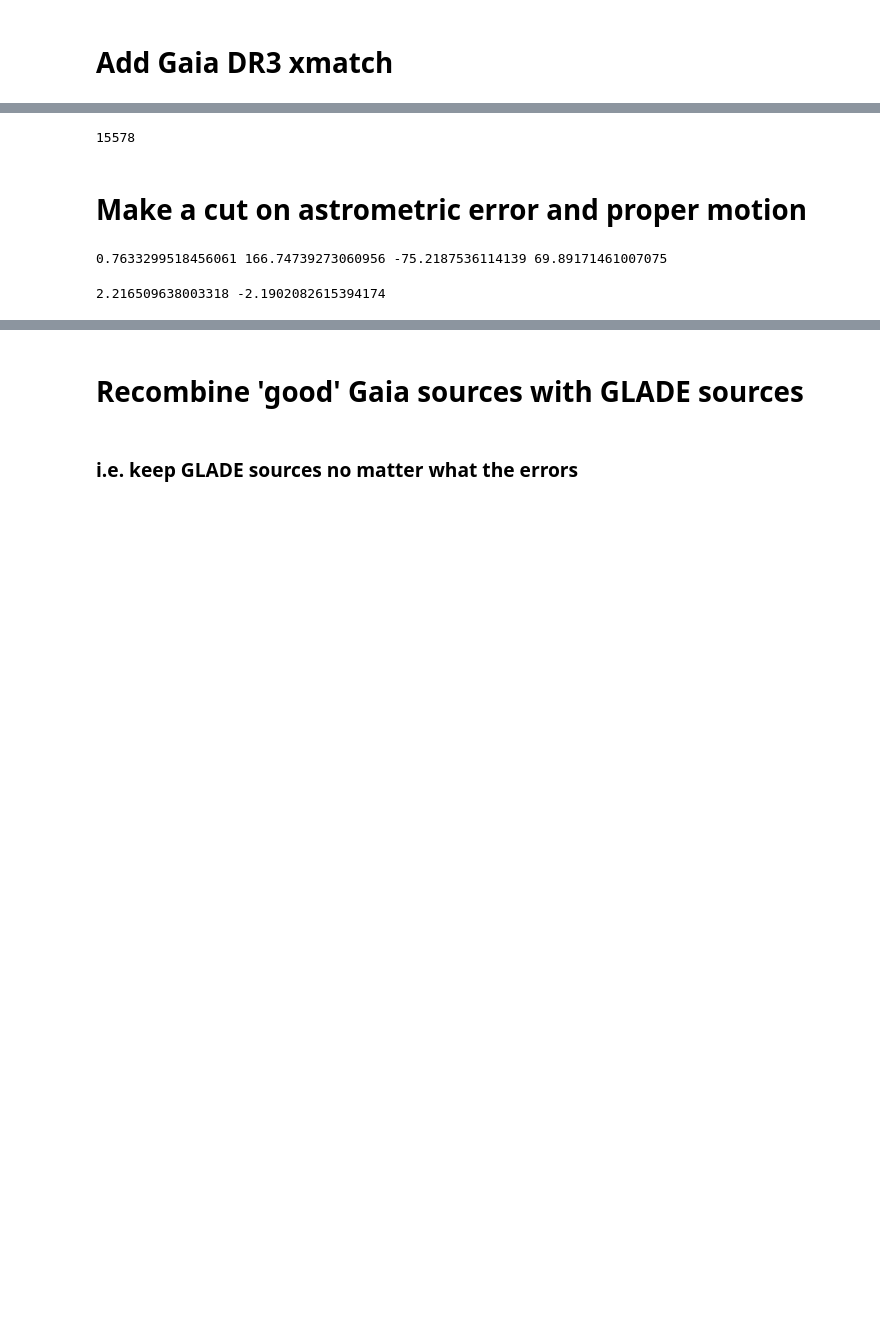
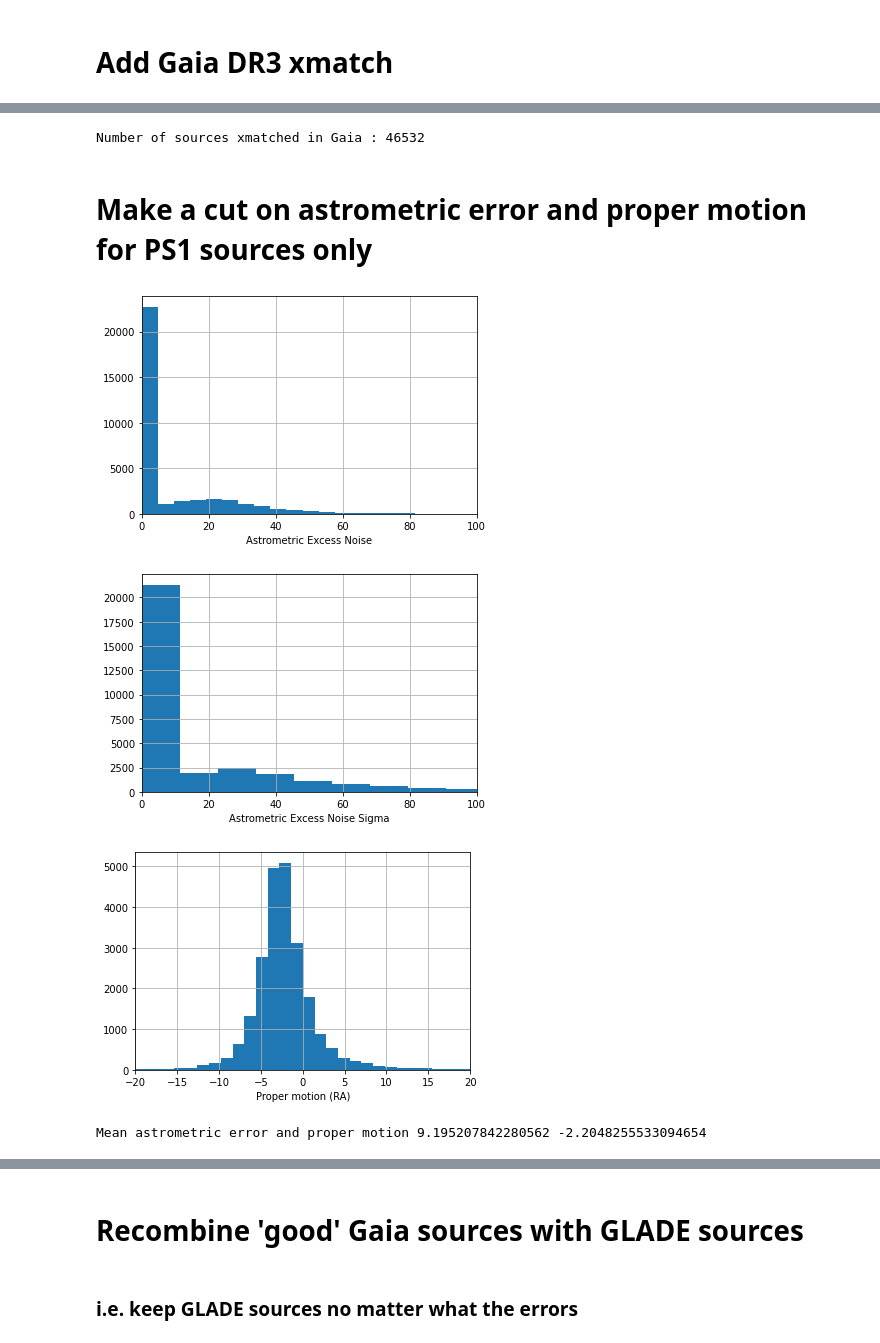
Before and after one commit to Lanasalmon/WEAVE_galaxies, a Jupyter notebook: Combine_191213_200129.ipynb, the cells around one changed output, grey strips where cells are left out. Cells and saved outputs as stored; diff of their text form; code cells hidden in the pictures; blank space fills up the shorter version.

```diff
--- a/Combine_191213_200129.ipynb
+++ b/Combine_191213_200129.ipynb
@@ -37,9 +48,8 @@ print(list(final_results.columns))
 # %% [markdown]
 ## Add in the xmatch between GLADE and PS1
 # %%
-glade_ps1_crossmatch=pd.read_csv('gladecheck1arsec2_Lana_S.csv')
+glade_ps1_crossmatch=pd.read_csv('gladecheck1arsecnew4_Lana_S.csv')
 
 glade_ps1_crossmatch.rename(columns={'RA':'ra_glade'}, inplace=True)
 glade_ps1_crossmatch.rename(columns={'DEC':'dec_glade'}, inplace=True)
-
-#glade_ps1_crossmatch['Dec']=glade_ps1_crossmatch['DEC']
+glade_ps1_crossmatch.rename(columns={'ObjID':'objID'}, inplace=True)
@@ -93,16 +79,16 @@ display(final_results[['ra_glade', 'raMean','Bmag']][final_results['Bmag'].notna
 # Add Gaia DR3 xmatch
 # %%
 xmatch_ps1_only=pd.read_csv('gaia_ps1_xmatch_result.csv')
-xmatch_all=pd.read_csv('all_xmatch_dr3.csv')
+xmatch_all=pd.read_csv('all_xmatch_dr3_3.csv')
 
-xmatch_all.rename(columns={'ra.1':'ra_xmatch'}, inplace=True)
-xmatch_all.rename(columns={'dec.1':'dec_xmatch'}, inplace=True)
+xmatch_all.rename(columns={'ra':'ra_xmatch'}, inplace=True)
+xmatch_all.rename(columns={'dec':'dec_xmatch'}, inplace=True)
 
-xmatch_all.rename(columns={'ra':'ra_gaia'}, inplace=True)
-xmatch_all.rename(columns={'dec':'dec_gaia'}, inplace=True)
+xmatch_all.rename(columns={'ra.1':'ra_gaia'}, inplace=True)
+xmatch_all.rename(columns={'dec.1':'dec_gaia'}, inplace=True)
 
 
 df1 = xmatch_all.set_index(["our_id"])
-df2 = glade_ps1_crossmatch.set_index(["our_id"])
+df2 = final_results.set_index(["our_id"])
 
 xmatch_all = df1.combine_first(df2).reset_index()
@@ -117,22 +95,42 @@ print(len(xmatch_all))
-# %%
-common = final_results.merge(xmatch_all,on=['our_id','our_id'])
-
-not_xmatched=final_results[(~final_results.our_id.isin(common.our_id))&(~final_results.our_id.isin(common.our_id))]
-print(len(not_xmatched))
-# %% [output]
-15578
+# %%
+print('Number of sources xmatched in Gaia :' , len(xmatch_all))
+# %% [output]
+Number of sources xmatched in Gaia : 46532
 # %% [markdown]
-# Make a cut on astrometric error and proper motion
+# Make a cut on astrometric error and proper motion for PS1 sources only
-# %%
-xmatch_all['uwe']=np.sqrt(xmatch_all['astrometric_chi2_al']/(xmatch_all['astrometric_n_good_obs_al']-5))
-print(min(xmatch_all['uwe']), max(xmatch_all['uwe']), np.nanmin(xmatch_all['pmra']), np.nanmax(xmatch_all['pmdec']))
-#and cut on pmra pmdec
-# %% [output]
-0.7633299518456061 166.74739273060956 -75.2187536114139 69.89171461007075
-# %%
-print(np.mean(xmatch_all['uwe']),np.mean(xmatch_all['pmra']))
-# %% [output]
-2.216509638003318 -2.1902082615394174
+# %%
+import matplotlib.pyplot as plt
+%matplotlib inline
+sigs=xmatch_all['astrometric_excess_noise_sig'].values
+xmatch_all['astrometric_excess_noise'].hist(bins=100)
+plt.xlim(0,100)
+plt.xlabel('Astrometric Excess Noise')
+plt.show()
+
+xmatch_all['astrometric_excess_noise_sig'].hist(bins=10000)
+plt.xlim(0,100)
+plt.xlabel('Astrometric Excess Noise Sigma')
+plt.show()
+
+xmatch_all['pmra'].hist(bins=100)
+plt.xlabel('Proper motion (RA)')
+plt.xlim(-20,20)
+plt.show()
+# %% [output]
+[figure, added]
+[figure, added]
+[figure, added]
+# %%
+# UWE = https://www.cosmos.esa.int/documents/29201/1770596/Lindegren_GaiaDR2_Astrometry_extended.pdf
+# xmatch_all['uwe']=np.sqrt(xmatch_all['astrometric_chi2_al']/(xmatch_all['astrometric_n_good_obs_al']-5))
+# print('Min and Max astrometric error', np.nanmin(xmatch_all['uwe']), np.nanmax(xmatch_all['uwe']))
+xmatch_all['pm_total']=np.sqrt(xmatch_all['pmra']**2+xmatch_all['pmdec']**2)
+xmatch_all['pm_total_error']=np.sqrt(xmatch_all['pmra_error']**2+xmatch_all['pmdec_error']**2)
+
+xmatch_all['pm_frac_error'] = xmatch_all['pm_total']/xmatch_all['pm_total_error']
+print('Mean astrometric error and proper motion',np.mean(xmatch_all['astrometric_excess_noise']),np.mean(xmatch_all['pmra']))
+# %% [output]
+Mean astrometric error and proper motion 9.195207842280562 -2.2048255533094654
 # %%
 xmatch_ps1_only=xmatch_all[xmatch_all['source']=='PS1']
 xmatch_GLADE_only=xmatch_all[xmatch_all['source']=='GLADE']
```
Also changed, not shown: parts of 32 cells of this notebook, 15 other files.
